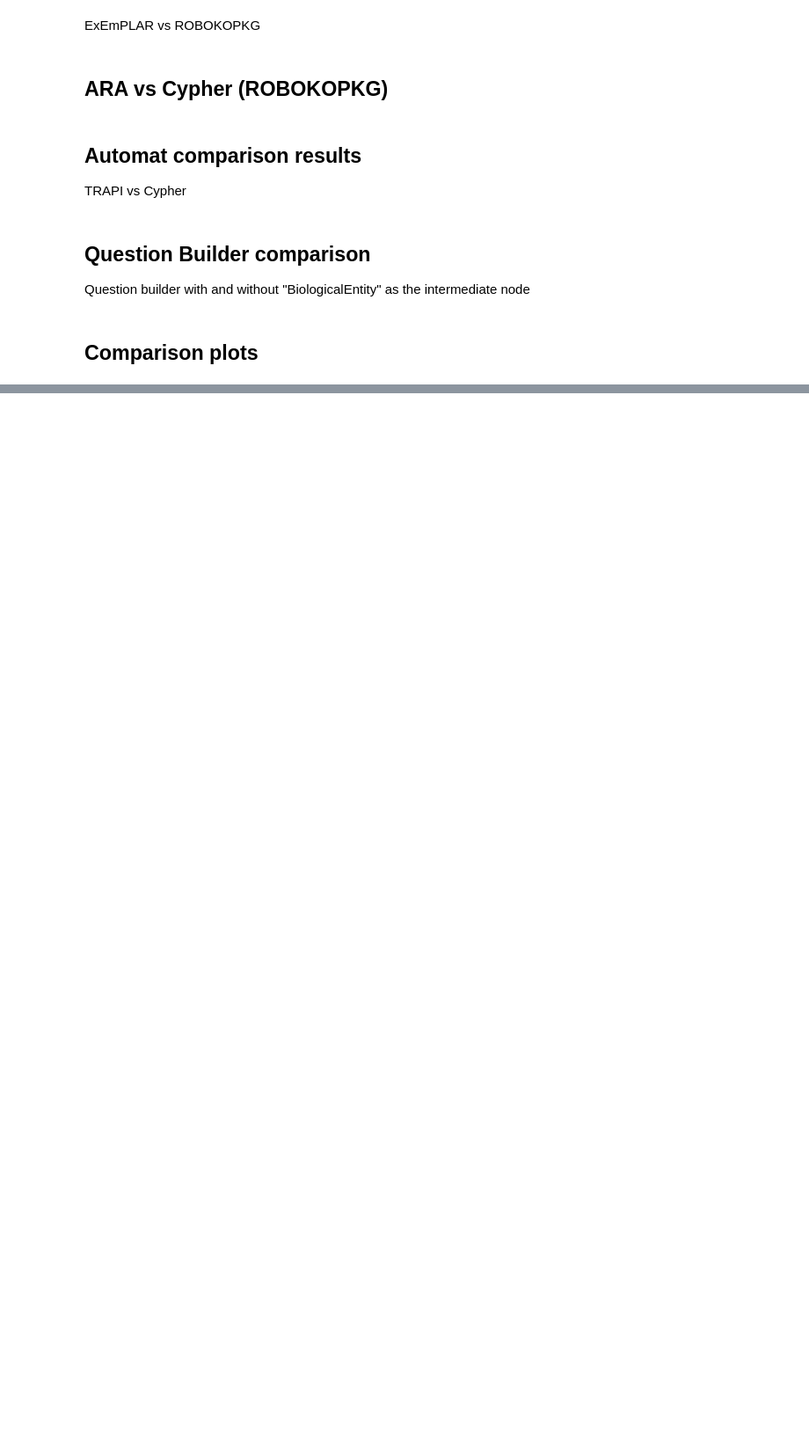
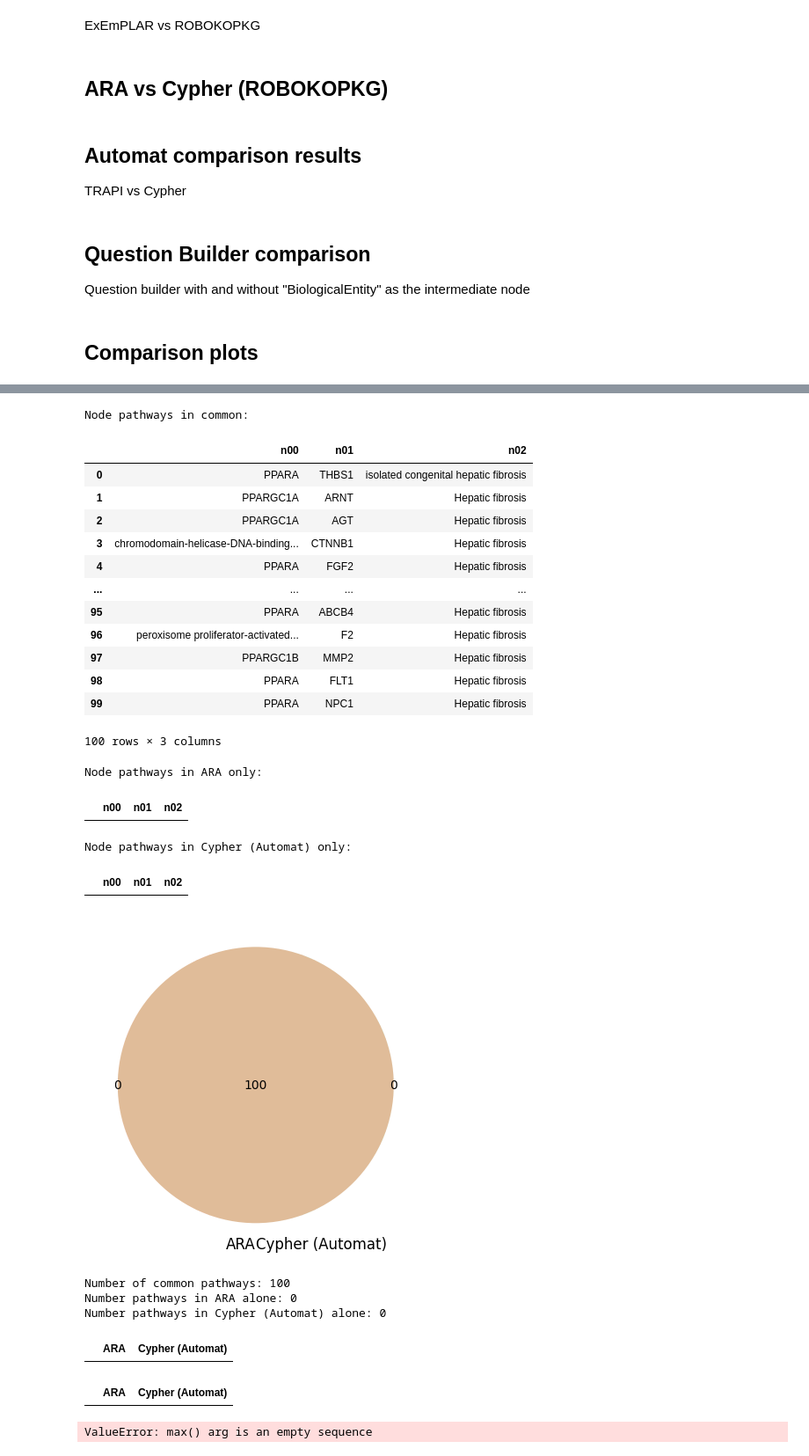
Before and after one commit to RobokopU24/AOP-use-cases, a Jupyter notebook: PPAR_LiverInjury_Compare.ipynb, the cells around one changed output, grey strips where cells are left out. Shown at 88% size. Drawn from its saved outputs; the diff is of its cells as text; code cells hidden in the pictures; blank space fills up the shorter version.

```diff
--- a/PPAR_LiverInjury_Compare.ipynb
+++ b/PPAR_LiverInjury_Compare.ipynb
@@ -972,0 +1284,30 @@ compare_results(results_df_ARA,results_df_Cypher_ROBOKOPKG, output_file_name, "A
+# %%
+# ARA and Cypher (automat) sets
+output_file_name = os.path.join(write_dir_compare,"compare_ara_vs_cypher-automat.txt")
+compare_results(results_df_ARA,results_df_Cypher_Automat, output_file_name, "ARA", "Cypher (Automat)")
+# %% [output]
+Node pathways in common:
+|  | n00 | n01 | n02 |
+| 0 | PPARA | THBS1 | isolated congenital hepatic fibrosis |
+| 1 | PPARGC1A | ARNT | Hepatic fibrosis |
+| 2 | PPARGC1A | AGT | Hepatic fibrosis |
+| 3 | chromodomain-helicase-DNA-binding... | CTNNB1 | Hepatic fibrosis |
+| 4 | PPARA | FGF2 | Hepatic fibrosis |
+| ... | ... | ... | ... |
+| 95 | PPARA | ABCB4 | Hepatic fibrosis |
+| 96 | peroxisome proliferator-activated... | F2 | Hepatic fibrosis |
+| 97 | PPARGC1B | MMP2 | Hepatic fibrosis |
+| 98 | PPARA | FLT1 | Hepatic fibrosis |
+| 99 | PPARA | NPC1 | Hepatic fibrosis |
+100 rows × 3 columns
+Node pathways in ARA only:
+|  | n00 | n01 | n02 |
+Node pathways in Cypher (Automat) only:
+|  | n00 | n01 | n02 |
+[figure, added]
+Number of common pathways: 100
+Number pathways in ARA alone: 0
+Number pathways in Cypher (Automat) alone: 0
+|  | ARA | Cypher (Automat) |
+|  | ARA | Cypher (Automat) |
+ValueError: max() arg is an empty sequence
```
Also changed, not shown: parts of 33 cells of this notebook, 32 other files.
